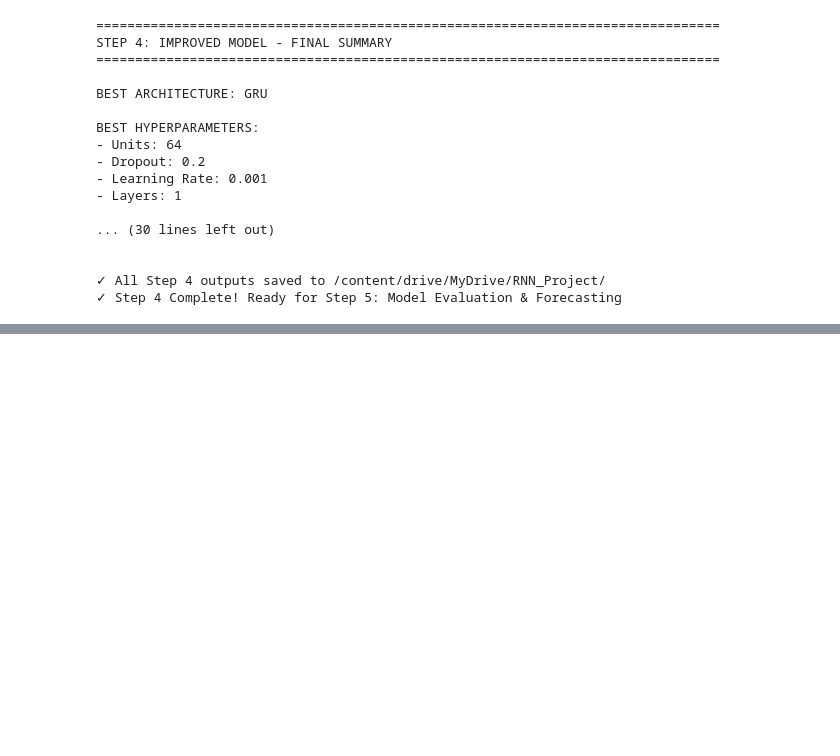
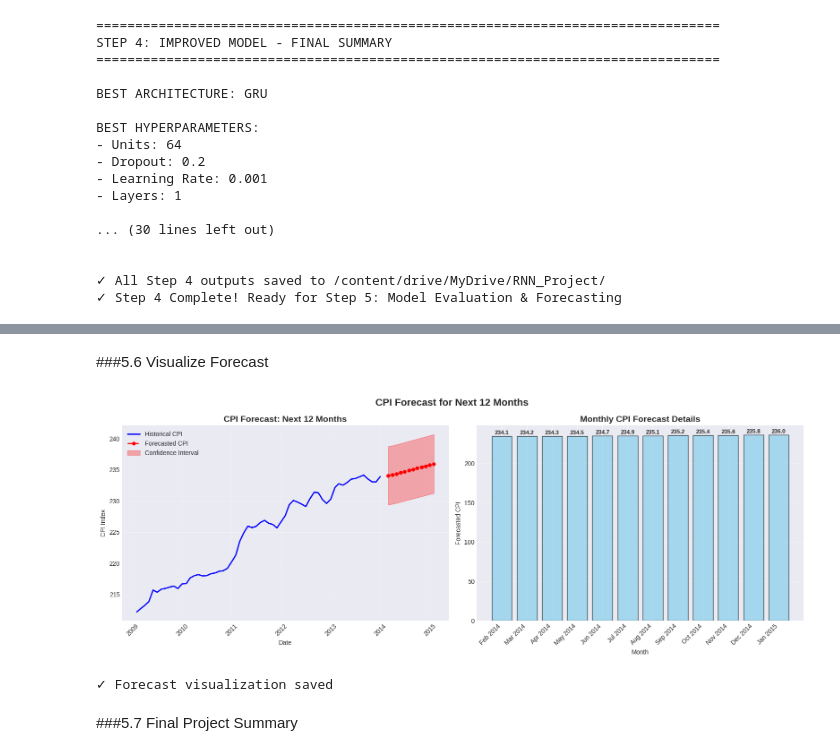
Before and after one commit to kassahun-tigabu/Inflation-Forecasting-, a Jupyter notebook: Untitled0.ipynb, the cells around one changed output, grey strips where cells are left out. Saved outputs shown, nothing was run; the diff lists cells and outputs as text; code cells hidden in the pictures; blank space fills up the shorter version.

```diff
--- a/Untitled0.ipynb
+++ b/Untitled0.ipynb
@@ -1570,0 +1938,46 @@ BEST HYPERPARAMETERS:
+# %% [markdown]
+###5.6 Visualize Forecast
+# %%
+# Create forecast visualization
+fig, axes = plt.subplots(1, 2, figsize=(16, 6))
+
+# Plot 1: Historical + Forecast
+last_5_years = df[df.index > df.index[-1] - pd.DateOffset(years=5)]
+
+axes[0].plot(last_5_years.index, last_5_years['Index'], label='Historical CPI', linewidth=2, color='blue')
+axes[0].plot(forecast_dates, forecasts, label='Forecasted CPI', linewidth=2, color='red', linestyle='--', marker='o', markersize=5)
+axes[0].fill_between(forecast_dates, forecast_df['Lower_Bound'], forecast_df['Upper_Bound'],
+                      alpha=0.3, color='red', label='Confidence Interval')
+axes[0].set_title('CPI Forecast: Next 12 Months', fontsize=14, fontweight='bold')
+axes[0].set_xlabel('Date')
+axes[0].set_ylabel('CPI Index')
+axes[0].legend()
+axes[0].grid(True, alpha=0.3)
+axes[0].tick_params(axis='x', rotation=45)
+
+# Plot 2: Monthly forecast details
+months = forecast_dates.strftime('%b %Y')
+bars = axes[1].bar(range(len(forecasts)), forecasts, color='skyblue', alpha=0.7, edgecolor='black')
+axes[1].set_xticks(range(len(forecasts)))
+axes[1].set_xticklabels(months, rotation=45, ha='right')
+axes[1].set_title('Monthly CPI Forecast Details', fontsize=14, fontweight='bold')
+axes[1].set_xlabel('Month')
+axes[1].set_ylabel('Forecasted CPI')
+axes[1].grid(True, alpha=0.3, axis='y')
+
+# Add value labels on bars
+for i, (bar, value) in enumerate(zip(bars, forecasts)):
+    axes[1].text(bar.get_x() + bar.get_width()/2, bar.get_height() + 0.5,
+                 f'{value:.1f}', ha='center', va='bottom', fontsize=9, fontweight='bold')
+
+plt.suptitle('CPI Forecast for Next 12 Months', fontsize=16, fontweight='bold')
+plt.tight_layout()
+plt.savefig('/content/drive/MyDrive/RNN_Project/forecast_visualization.png', dpi=150, bbox_inches='tight')
+plt.show()
+
+print("\n✓ Forecast visualization saved")
+# %% [output]
+[figure, added]
+✓ Forecast visualization saved
+# %% [markdown]
+###5.7 Final Project Summary
```
Also changed, not shown: parts of 15 cells of this notebook, 2 other files.
